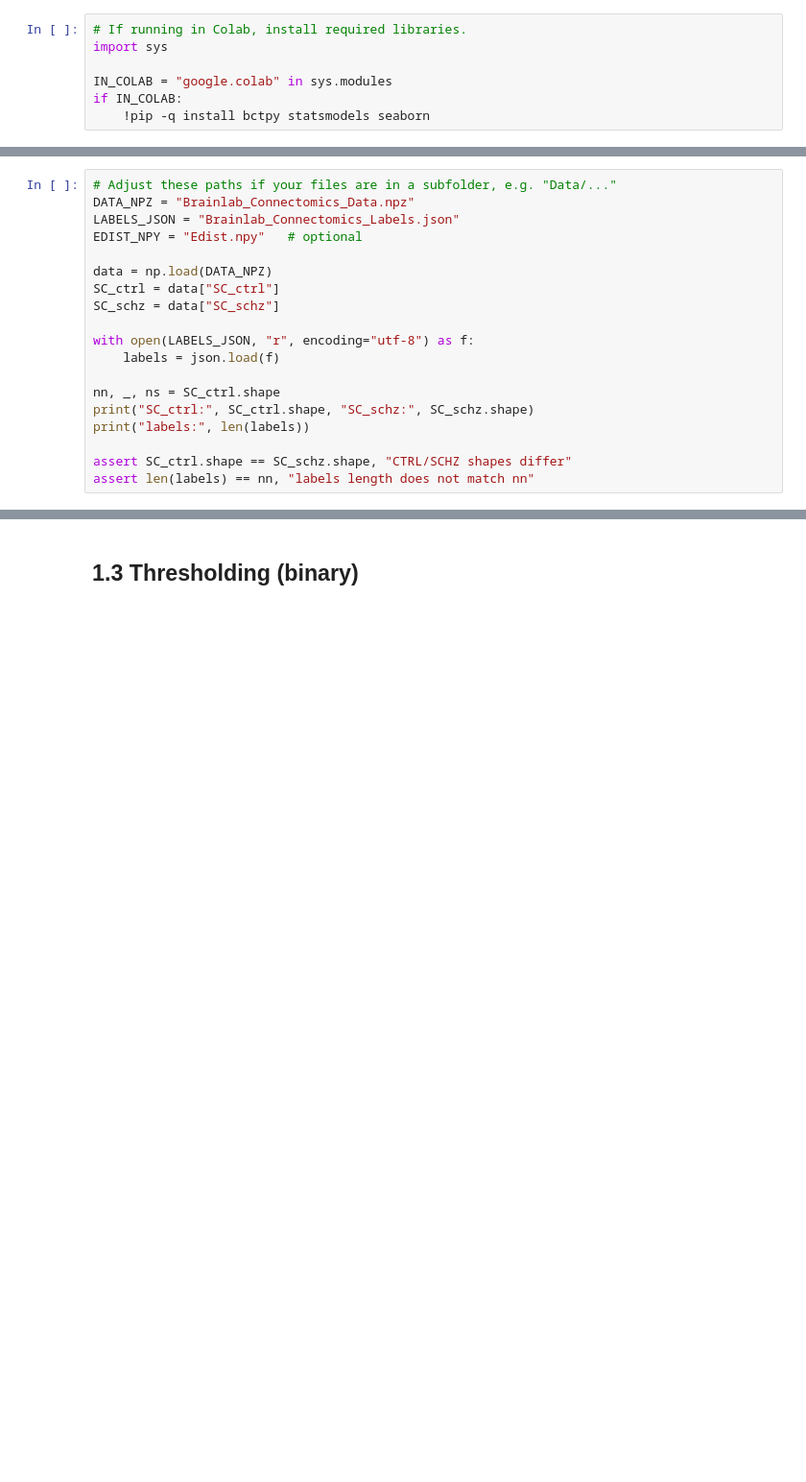
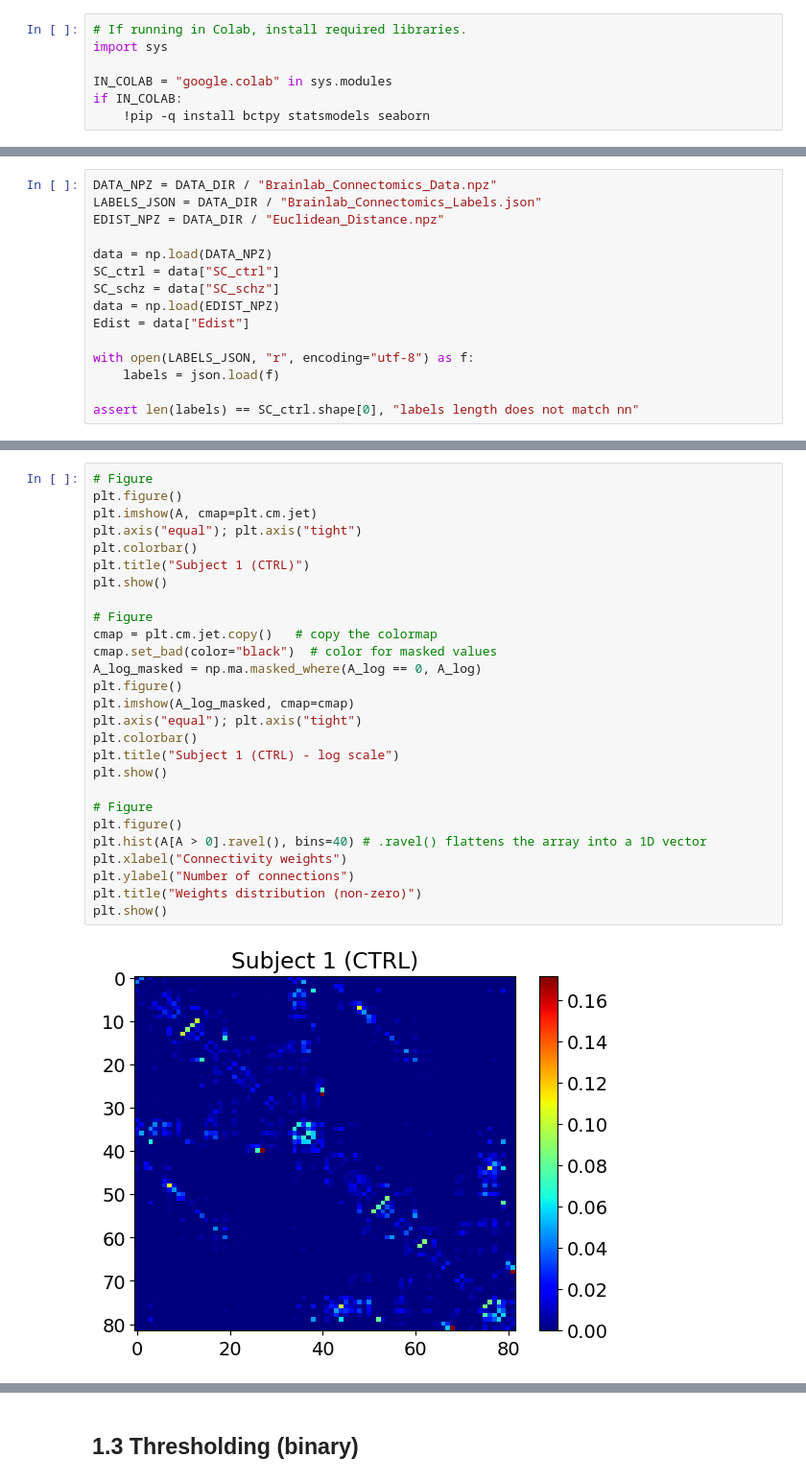
Before and after one commit to agriffa/IST_Connectomics_Lab, a Jupyter notebook: IST_Connectomics_Lab_colab.ipynb, the cells around one changed output, grey strips where cells are left out. Shown at 96% size. Saved outputs shown, nothing was run; the diff lists cells and outputs as text; blank space fills up the shorter version.

```diff
--- a/IST_Connectomics_Lab_colab.ipynb
+++ b/IST_Connectomics_Lab_colab.ipynb
@@ -60,21 +98,17 @@ Then run the loading cell below.
 # %%
-# Adjust these paths if your files are in a subfolder, e.g. "Data/..."
-DATA_NPZ = "Brainlab_Connectomics_Data.npz"
-LABELS_JSON = "Brainlab_Connectomics_Labels.json"
-EDIST_NPY = "Edist.npy"   # optional
+DATA_NPZ = DATA_DIR / "Brainlab_Connectomics_Data.npz"
+LABELS_JSON = DATA_DIR / "Brainlab_Connectomics_Labels.json"
+EDIST_NPZ = DATA_DIR / "Euclidean_Distance.npz"
 
 data = np.load(DATA_NPZ)
 SC_ctrl = data["SC_ctrl"]
 SC_schz = data["SC_schz"]
+data = np.load(EDIST_NPZ)
+Edist = data["Edist"]
 
 with open(LABELS_JSON, "r", encoding="utf-8") as f:
     labels = json.load(f)
 
-nn, _, ns = SC_ctrl.shape
-print("SC_ctrl:", SC_ctrl.shape, "SC_schz:", SC_schz.shape)
-print("labels:", len(labels))
-
-assert SC_ctrl.shape == SC_schz.shape, "CTRL/SCHZ shapes differ"
-assert len(labels) == nn, "labels length does not match nn"
+assert len(labels) == SC_ctrl.shape[0], "labels length does not match nn"
 # %% [markdown]
 ---
@@ -112,0 +169,29 @@ plt.show()
+# %%
+# Figure
+plt.figure()
+plt.imshow(A, cmap=plt.cm.jet)
+plt.axis("equal"); plt.axis("tight")
+plt.colorbar()
+plt.title("Subject 1 (CTRL)")
+plt.show()
+
+# Figure
+cmap = plt.cm.jet.copy()   # copy the colormap
+cmap.set_bad(color="black")  # color for masked values
+A_log_masked = np.ma.masked_where(A_log == 0, A_log)
+plt.figure()
+plt.imshow(A_log_masked, cmap=cmap)
+plt.axis("equal"); plt.axis("tight")
+plt.colorbar()
+plt.title("Subject 1 (CTRL) - log scale")
+plt.show()
+
+# Figure
+plt.figure()
+plt.hist(A[A > 0].ravel(), bins=40) # .ravel() flattens the array into a 1D vector
+plt.xlabel("Connectivity weights")
+plt.ylabel("Number of connections")
+plt.title("Weights distribution (non-zero)")
+plt.show()
+# %% [output]
+[figure, added]
```
Also changed, not shown: parts of 57 cells of this notebook, 5 other files.
